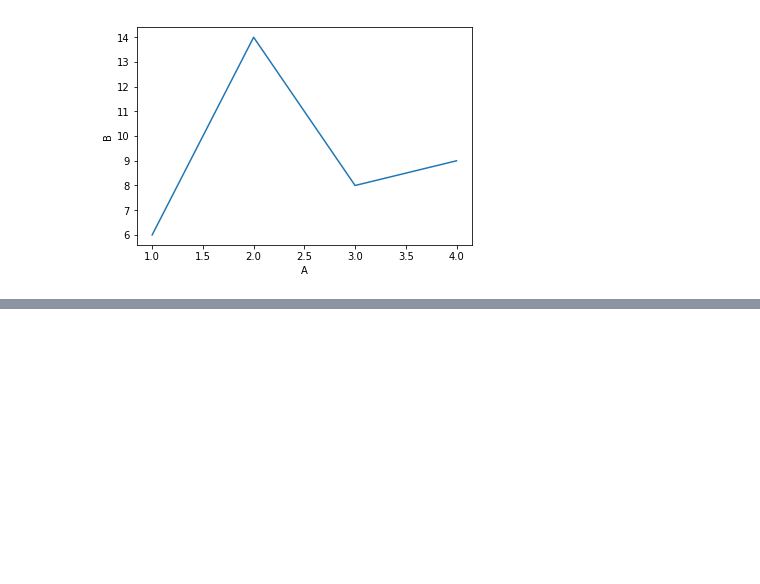
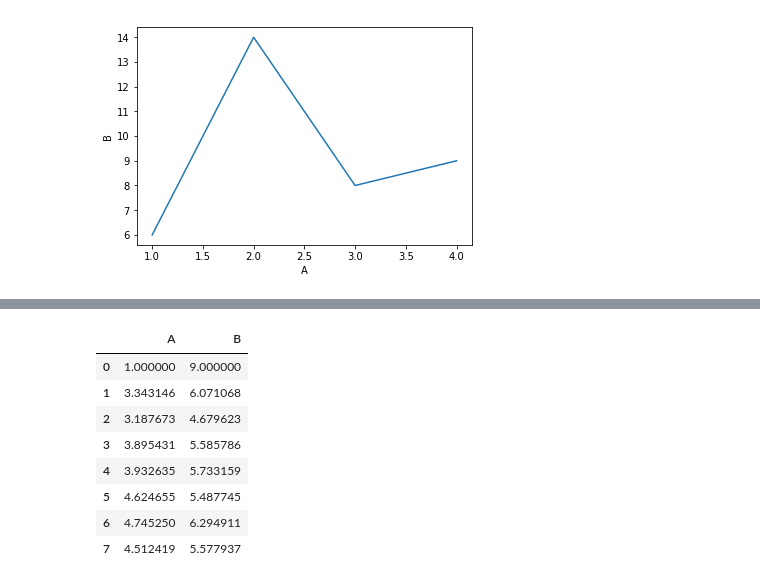
Before and after one commit to AdamBlomfield/mod_4_project, a Jupyter notebook: notebooks/ab_mod_4.ipynb, the cells around one changed output, grey strips where cells are left out. Cells and saved outputs as stored; diff of their text form; code cells hidden in the pictures; blank space fills up the shorter version.

```diff
--- a/notebooks/ab_mod_4.ipynb
+++ b/notebooks/ab_mod_4.ipynb
@@ -987,0 +1036,12 @@ sns.lineplot('A', 'B', data=temp_dfA_B)
+# %%
+temp_df.ewm(halflife=2).mean()
+# %% [output]
+|  | A | B |
+| 0 | 1.000000 | 9.000000 |
+| 1 | 3.343146 | 6.071068 |
+| 2 | 3.187673 | 4.679623 |
+| 3 | 3.895431 | 5.585786 |
+| 4 | 3.932635 | 5.733159 |
+| 5 | 4.624655 | 5.487745 |
+| 6 | 4.745250 | 6.294911 |
+| 7 | 4.512419 | 5.577937 |
```
Also changed, not shown: parts of 8 cells of this notebook, 3 other files.
